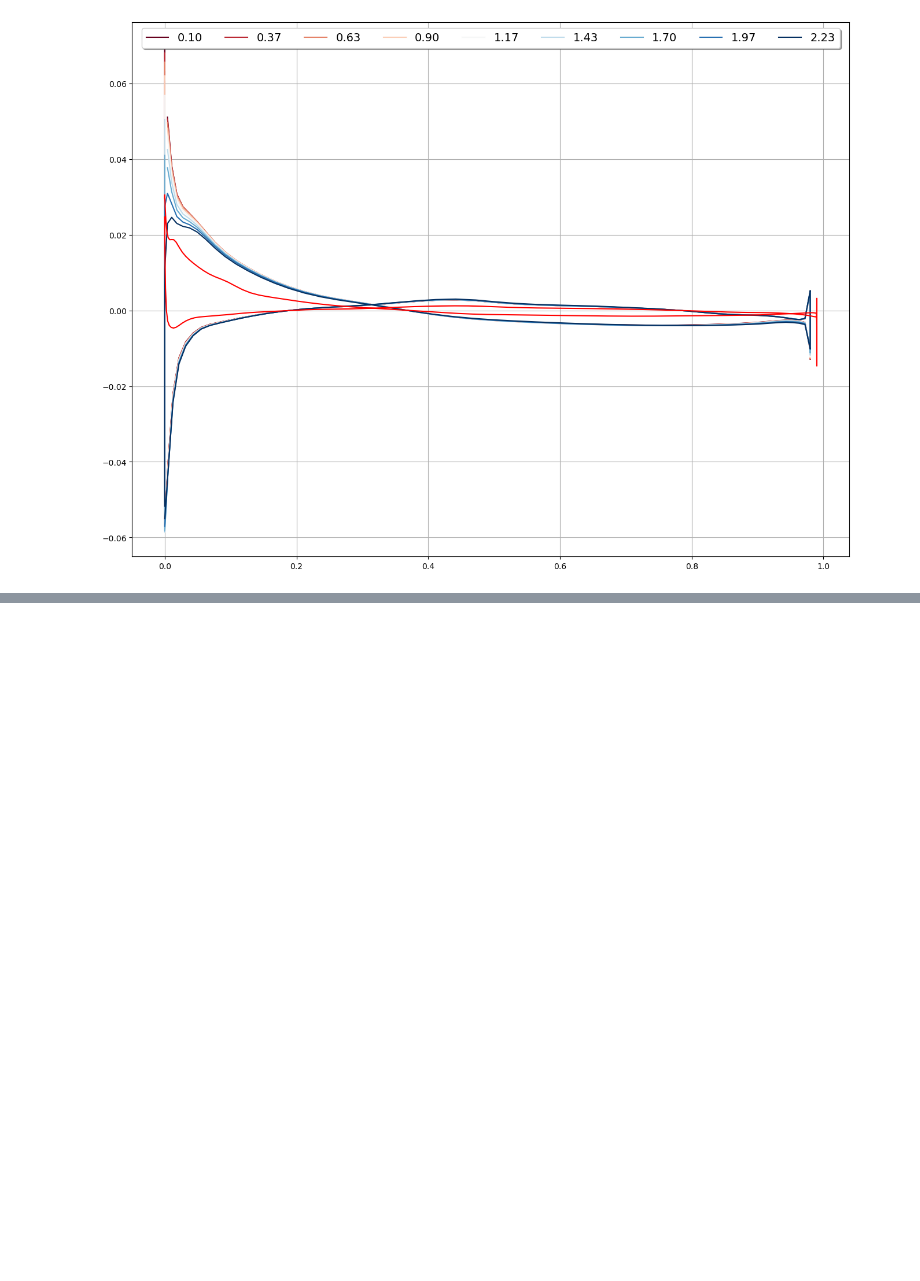
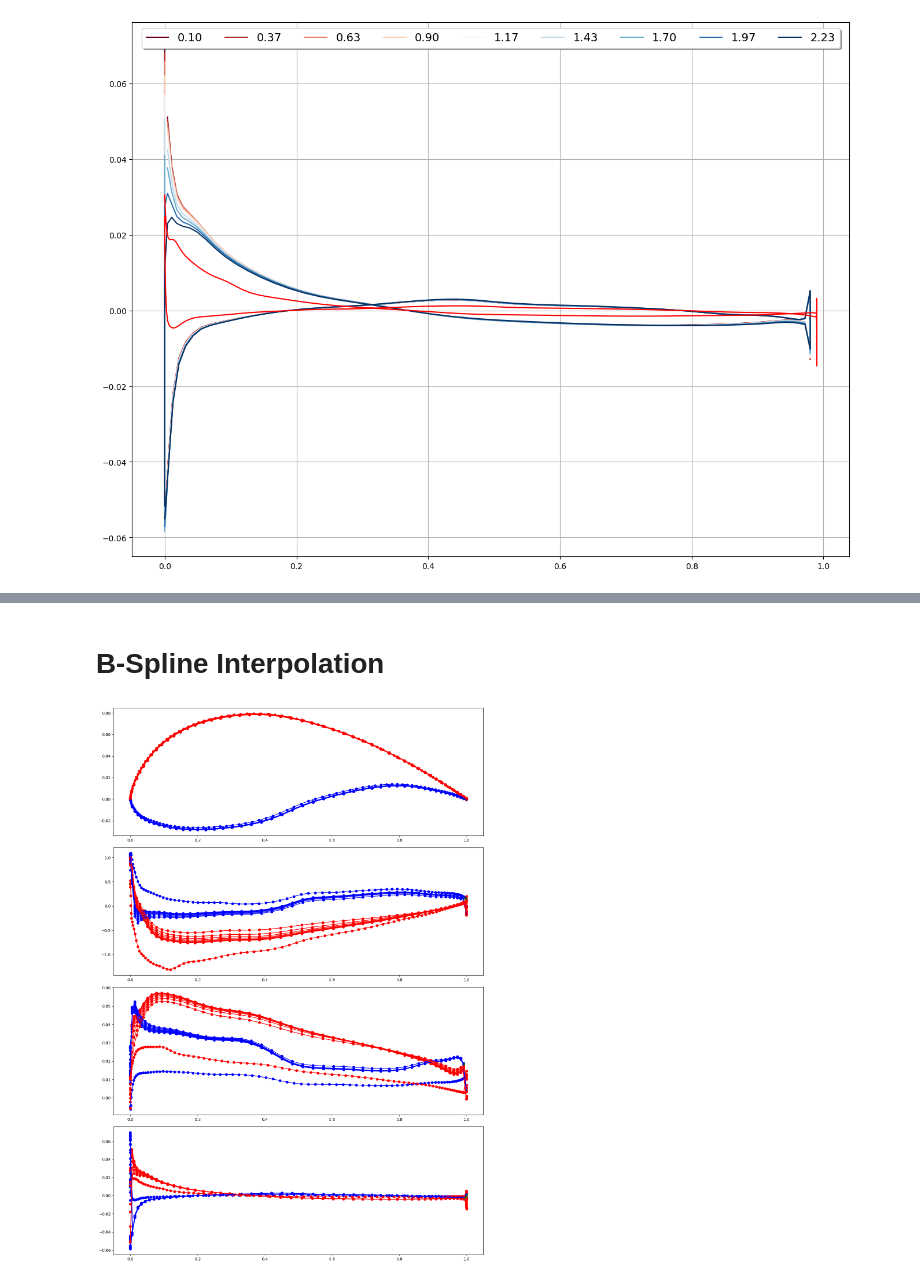
Before and after one commit to fgvangessel-umd/2D_3D_Aero_Comparison, a Jupyter notebook: 2D_3D_Aero_Data_Preparation.ipynb, the cells around one changed output, grey strips where cells are left out. Drawn from its saved outputs; the diff is of its cells as text; code cells hidden in the pictures; blank space fills up the shorter version.

```diff
--- a/2D_3D_Aero_Data_Preparation.ipynb
+++ b/2D_3D_Aero_Data_Preparation.ipynb
@@ -300,4 +140,0 @@ plt.show()
-# %%
-file_path = 'data/2D/case_372/fc_000_slices.dat'  # Replace with your file path
-with open(file_path, 'r') as f:
-    s = f.readlines()
@@ -315,16 +140,0 @@ for i, line in enumerate(s):
-# %%
-fig, ax = plt.subplots(nrows=1, ncols=1,figsize=(12,12), tight_layout=True)
-
-ax.scatter(d2_dat[:,0], d2_dat[:,1])
-
-for color, dat, z in zip(colors, data, zcoords):
-    x = d2_dat[:,0]
-    y = d2_dat[:,1]
-    vx = d2_dat[:,6]
-    vy = d2_dat[:,7]
-    p = d2_dat[:,9]
-
-    ax.scatter(x,y, color=color,s=25, label=f'{z/max(zcoords):.2f}')
-
-ax.grid()
-#ax.set_aspect('equal')
@@ -499,0 +141,59 @@ zmax = max(zcoords)
+# %% [markdown]
+# B-Spline Interpolation
+# %%
+ns = 100
+ndim = 2
+nvar = 3
+ndata = len(dataframes)
+fig, axs = plt.subplots(nrows=1+nvar, ncols=1, figsize=(14,20), tight_layout=True)
+
+geom_array = np.zeros((ndata, 2, ns, ndim))
+field_array = np.zeros((ndata, 2, ns, nvar))
+
+for i, df in enumerate(dataframes):
+    # Fit raw spatial data to B-Splines
+    x, y, cp, vx, vy = df['CoordinateX'].values, df['CoordinateY'].values, df['CP'].values, df['VX'].values, df['VY'].values
+
+    vars = np.concatenate((cp.reshape(-1,1), vx.reshape(-1,1), vy.reshape(-1,1)), axis=1)
+
+    xspline, yspline, s, xtip, ytip, idx_tip = fit_raw_Bspline(x, y)
+
+
+
+    # Rotate and scale raw data
+    x, y, xtip, ytip = rotate_scale(x, y, xtip, ytip)
+
+
+    # Separate data (geometric and fluid) intp top and bottom components
+    xyb, xyt, vb, vt, idx_tip = separate_top_bottom(x, y, vars, idx_tip)
+    xb, yb, xt, yt = xyb[:,0], xyb[:,1], xyt[:,0], xyt[:,1]
+
+    # Fit B-Spline to bottom processed coordinate/field data
+    xysb, vsb, sb = spline_field_fit(xyb, vb, ns)
+
+    # Fit B-Spline to top processed coordinate/field data
+    xyst, vst, st = spline_field_fit(xyt, vt, ns)
+
+    # Decompose x/y coordinates
+    xsb, ysb, xst, yst = xysb[:,0], xysb[:,1], xyst[:,0], xyst[:,1]
+
+    # Store geometry and field data
+    geom_array[i,0,:,:], geom_array[i,1,:,:] =  xysb, xyst
+    field_array[i,0,:,:], field_array[i,1,:,:] = vsb, vst
+
+    # Geometry
+    axs[0].scatter(xb, yb, c='b')
+    axs[0].plot(xsb, ysb, c='b')
+    axs[0].scatter(xt, yt, c='r')
+    axs[0].plot(xst, yst, c='r')
+    axs[0].scatter(xb[idx_tip], yb[idx_tip], c='g')
+
+    # Field
+    for i in range(nvar):
+        axs[1+i].scatter(xb, vb[:,i], c='b')
+        axs[1+i].plot(xsb, vsb[:,i], c='b')
+        axs[1+i].scatter(xt, vt[:,i], c='r')
+        axs[1+i].plot(xst, vst[:,i], c='r')
+        axs[1+i].scatter(xb[idx_tip], vb[idx_tip,i], c='g')
+# %% [output]
+[figure, added]
```
Also changed, not shown: parts of 26 cells of this notebook, 3 other files.
